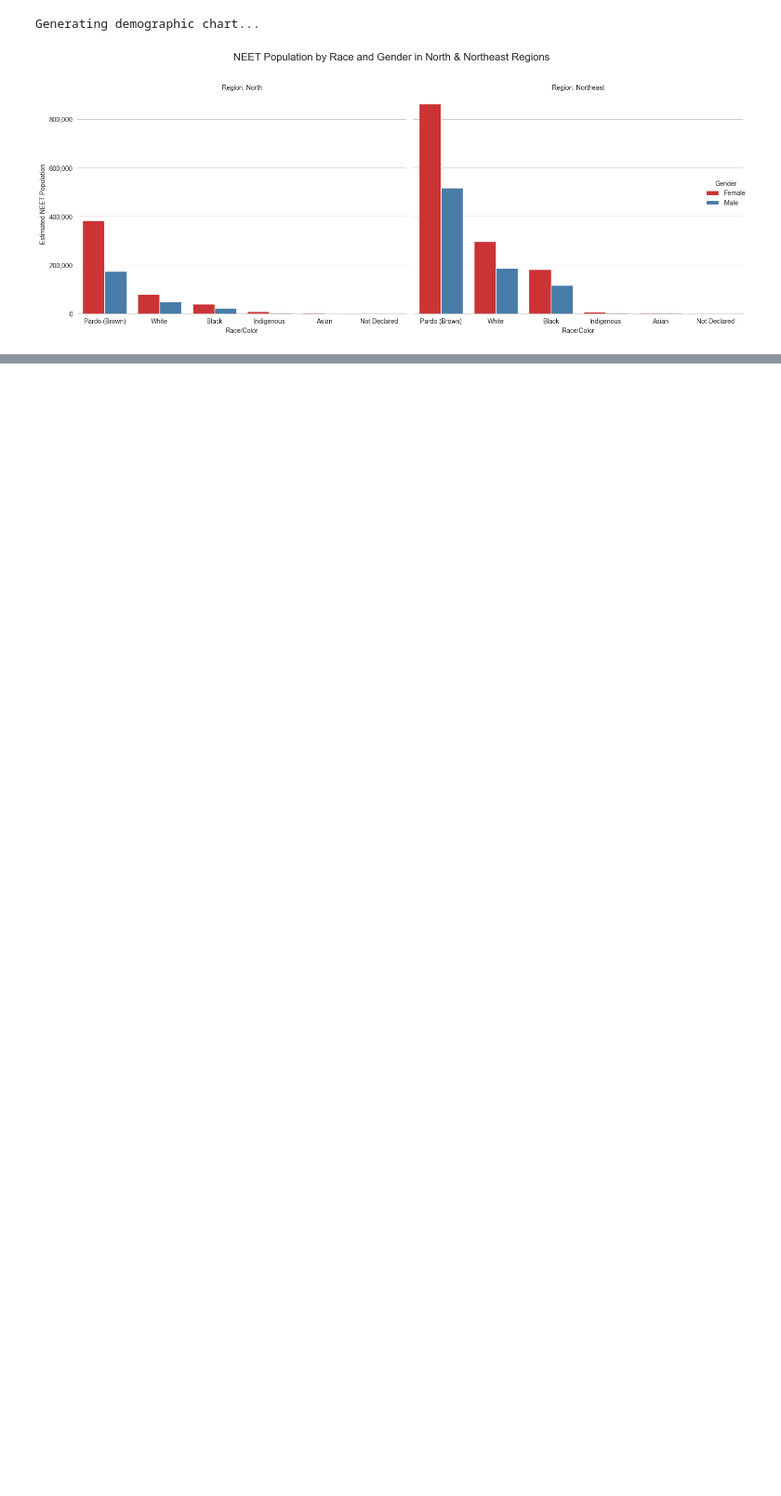
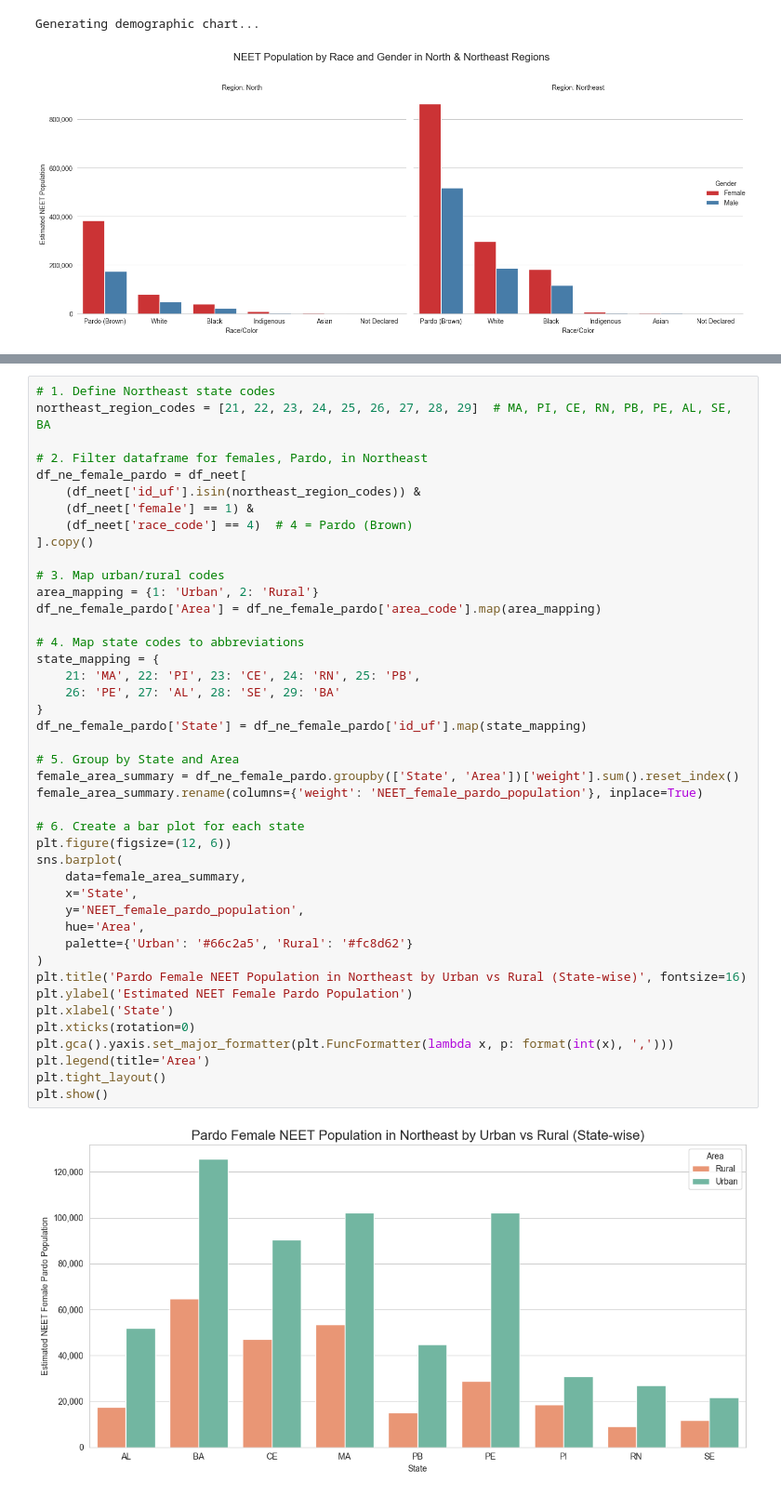
Before and after one commit to Ligia-pdf/NEETBrazil, a Jupyter notebook: newanalysis.ipynb, the cells around one changed output, grey strips where cells are left out. Shown: that part at 93% size. Drawn from its saved outputs; the diff is of its cells as text; blank space fills up the shorter version.

```diff
--- a/newanalysis.ipynb
+++ b/newanalysis.ipynb
@@ -559,0 +610,45 @@ Generating demographic chart...
+# %%
+# 1. Define Northeast state codes
+northeast_region_codes = [21, 22, 23, 24, 25, 26, 27, 28, 29]  # MA, PI, CE, RN, PB, PE, AL, SE, BA
+
+# 2. Filter dataframe for females, Pardo, in Northeast
+df_ne_female_pardo = df_neet[
+    (df_neet['id_uf'].isin(northeast_region_codes)) &
+    (df_neet['female'] == 1) &
+    (df_neet['race_code'] == 4)  # 4 = Pardo (Brown)
+].copy()
+
+# 3. Map urban/rural codes
+area_mapping = {1: 'Urban', 2: 'Rural'}
+df_ne_female_pardo['Area'] = df_ne_female_pardo['area_code'].map(area_mapping)
+
+# 4. Map state codes to abbreviations
+state_mapping = {
+    21: 'MA', 22: 'PI', 23: 'CE', 24: 'RN', 25: 'PB',
+    26: 'PE', 27: 'AL', 28: 'SE', 29: 'BA'
+}
+df_ne_female_pardo['State'] = df_ne_female_pardo['id_uf'].map(state_mapping)
+
+# 5. Group by State and Area
+female_area_summary = df_ne_female_pardo.groupby(['State', 'Area'])['weight'].sum().reset_index()
+female_area_summary.rename(columns={'weight': 'NEET_female_pardo_population'}, inplace=True)
+
+# 6. Create a bar plot for each state
+plt.figure(figsize=(12, 6))
+sns.barplot(
+    data=female_area_summary,
+    x='State',
+    y='NEET_female_pardo_population',
+    hue='Area',
+    palette={'Urban': '#66c2a5', 'Rural': '#fc8d62'}
+)
+plt.title('Pardo Female NEET Population in Northeast by Urban vs Rural (State-wise)', fontsize=16)
+plt.ylabel('Estimated NEET Female Pardo Population')
+plt.xlabel('State')
+plt.xticks(rotation=0)
+plt.gca().yaxis.set_major_formatter(plt.FuncFormatter(lambda x, p: format(int(x), ',')))
+plt.legend(title='Area')
+plt.tight_layout()
+plt.show()
+# %% [output]
+[figure, added]
```
Also changed, not shown: parts of 10 cells of this notebook.
